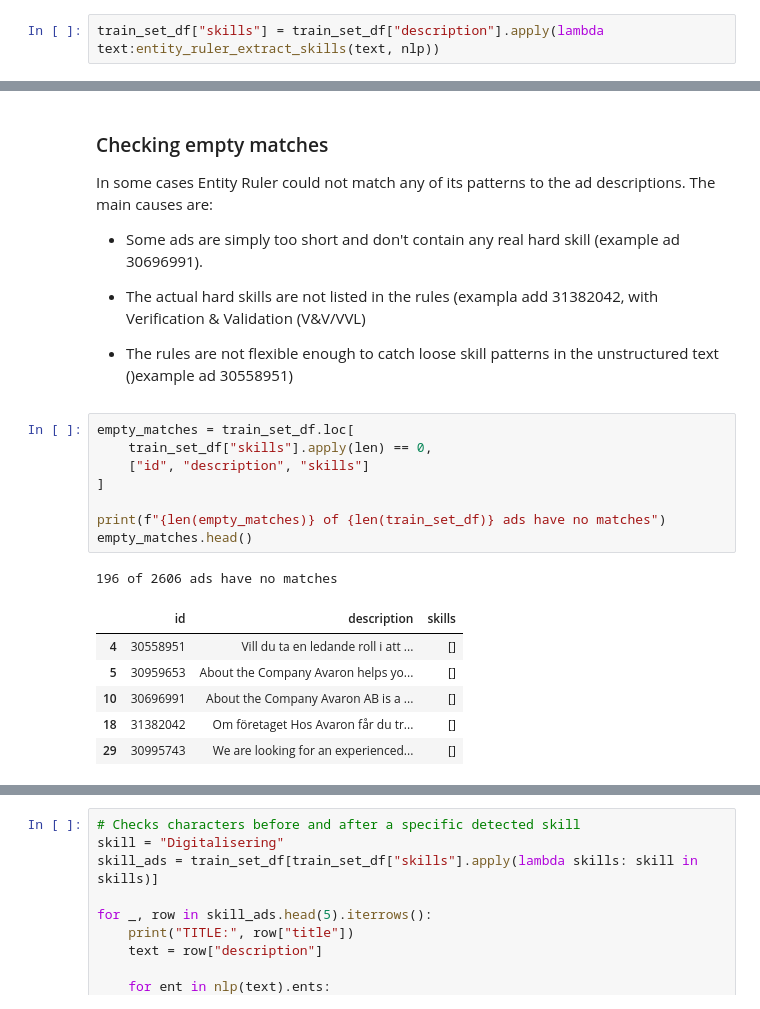
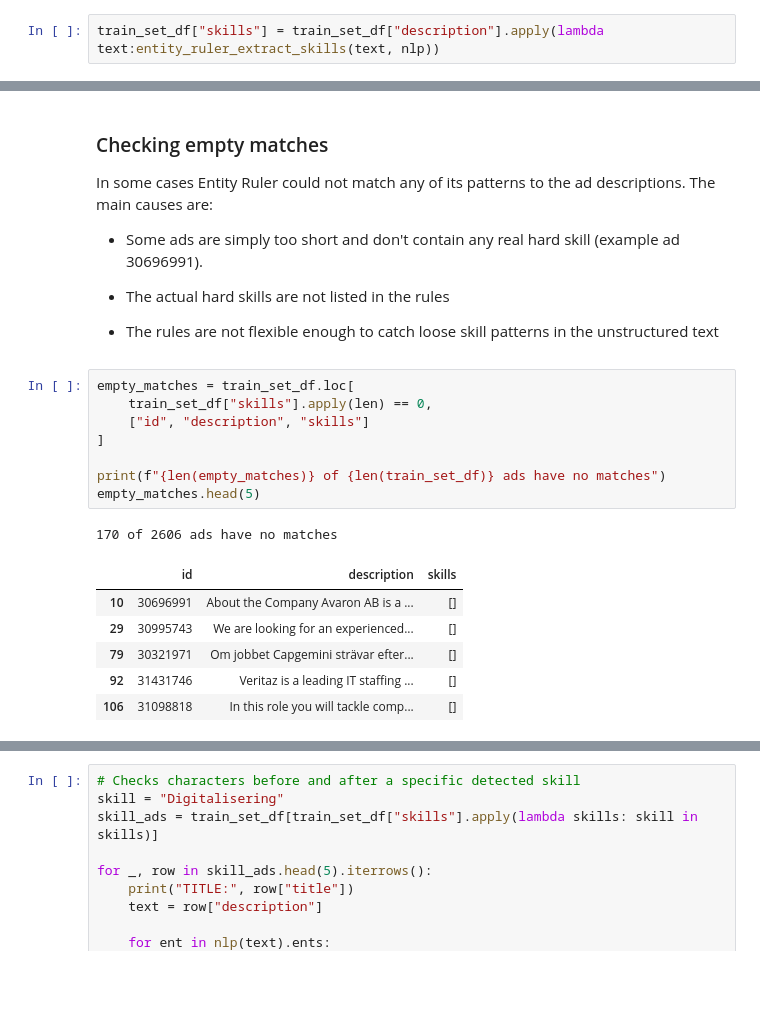
Before and after one commit to IreneGrisenti/Job_Ads_Skill_Analyzer, a Jupyter notebook: notebooks/05_entity_ruler.ipynb, the cells around one changed output, grey strips where cells are left out. Cells and saved outputs as stored; diff of their text form; blank space fills up the shorter version.

Commit message:
run notebooks after updated function and skills

```diff
--- a/notebooks/05_entity_ruler.ipynb
+++ b/notebooks/05_entity_ruler.ipynb
@@ -118,25 +118,25 @@ Name: count, dtype: int64
 In some cases Entity Ruler could not match any of its patterns to the ad descriptions. The main causes are:
 - Some ads are simply too short and don't contain any real hard skill (example ad 30696991).
 
-- The actual hard skills are not listed in the rules (exampla add 31382042, with Verification & Validation (V&V/VVL)
+- The actual hard skills are not listed in the rules
 
-- The rules are not flexible enough to catch loose skill patterns in the unstructured text ()example ad 30558951)
+- The rules are not flexible enough to catch loose skill patterns in the unstructured text
 # %%
 empty_matches = train_set_df.loc[
     train_set_df["skills"].apply(len) == 0,
     ["id", "description", "skills"]
 ]
 
 print(f"{len(empty_matches)} of {len(train_set_df)} ads have no matches")
-empty_matches.head()
+empty_matches.head(5)
 # %% [output]
-196 of 2606 ads have no matches
+170 of 2606 ads have no matches
 |  | id | description | skills |
-| 4 | 30558951 | Vill du ta en ledande roll i att ... | [] |
-| 5 | 30959653 | About the Company Avaron helps yo... | [] |
 | 10 | 30696991 | About the Company Avaron AB is a ... | [] |
-| 18 | 31382042 | Om företaget Hos Avaron får du tr... | [] |
 | 29 | 30995743 | We are looking for an experienced... | [] |
+| 79 | 30321971 | Om jobbet Capgemini strävar efter... | [] |
+| 92 | 31431746 | Veritaz is a leading IT staffing ... | [] |
+| 106 | 31098818 | In this role you will tackle comp... | [] |
 # %%
 def show_ad(text, width=100):
     for paragraph in text.splitlines():
```
Also changed, not shown: parts of 9 cells of this notebook, 1 other file.
